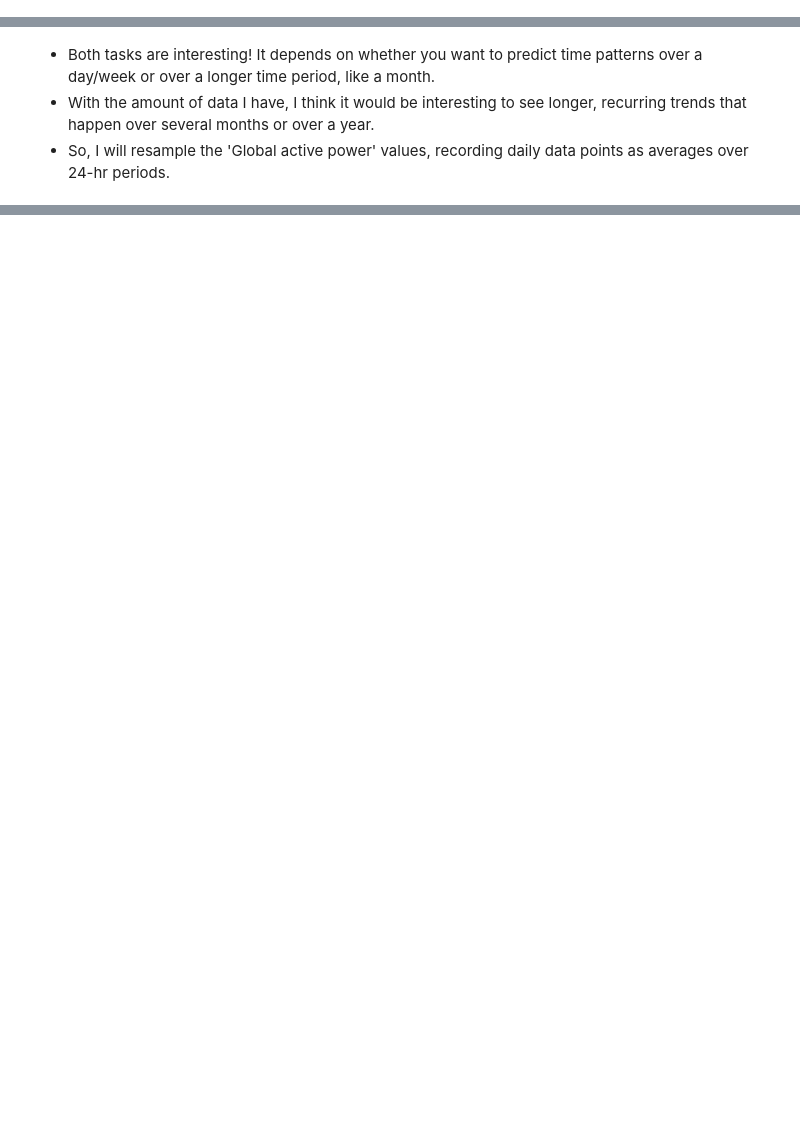
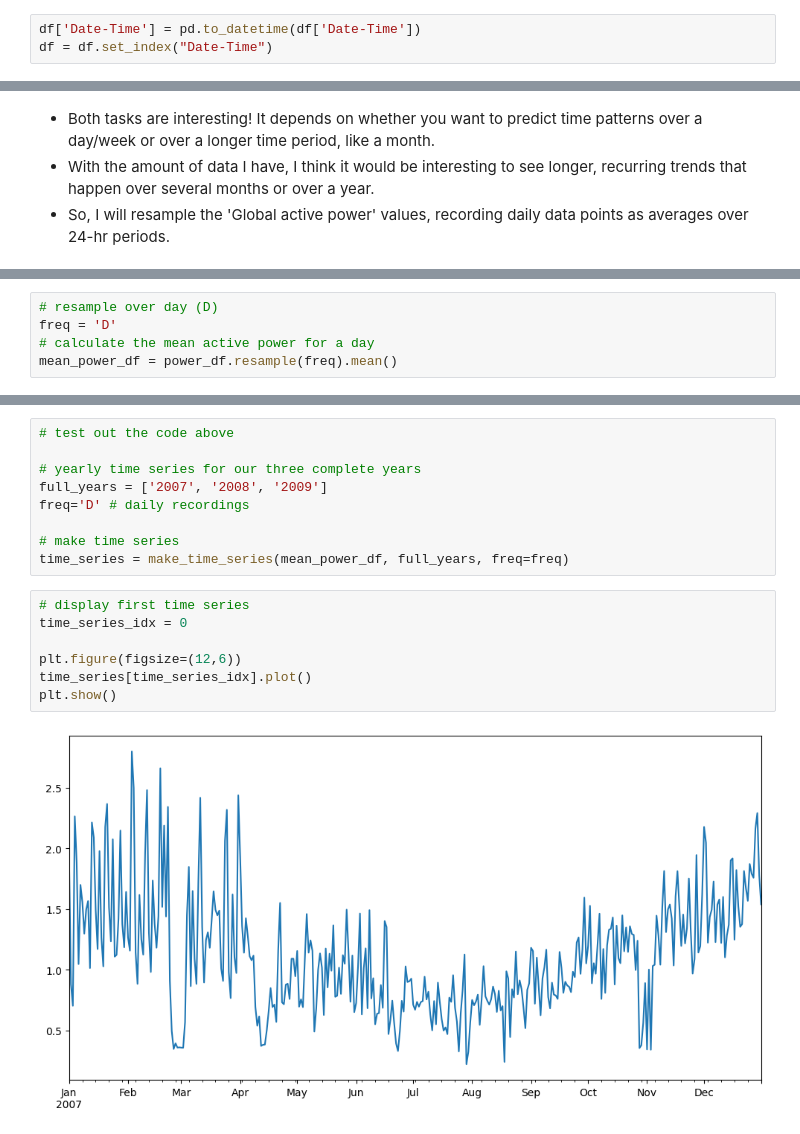
Before and after one commit to ibrahimaltun/power-consumption-forecasting, a Jupyter notebook: energy_consumption_forecast.ipynb, the cells around one changed output, grey strips where cells are left out. Saved outputs shown, nothing was run; the diff lists cells and outputs as text; blank space fills up the shorter version.

```diff
--- a/energy_consumption_forecast.ipynb
+++ b/energy_consumption_forecast.ipynb
@@ -37,6 +34,9 @@ lst = ["Date-Time", "Global_active_power", "Global_reactive_power", "Voltage",
 ##### Global Active Power
 
 - In this example, we'll want to predict the global active power, which is the household minute-averaged active power (kilowatt), measured across the globe. So, below, I am getting just that column of data and displaying the resultant plot.
+# %%
+df['Date-Time'] = pd.to_datetime(df['Date-Time'])
+df = df.set_index("Date-Time")
 # %%
 power_df = df['Global_active_power'].copy()
 power_df.shape
@@ -93,0 +74,5 @@ plt.show()
+# %%
+# resample over day (D)
+freq = 'D'
+# calculate the mean active power for a day
+mean_power_df = power_df.resample(freq).mean()
@@ -93,0 +150,18 @@ plt.show()
+# %%
+# test out the code above
+
+# yearly time series for our three complete years
+full_years = ['2007', '2008', '2009']
+freq='D' # daily recordings
+
+# make time series
+time_series = make_time_series(mean_power_df, full_years, freq=freq)
+# %%
+# display first time series
+time_series_idx = 0
+
+plt.figure(figsize=(12,6))
+time_series[time_series_idx].plot()
+plt.show()
+# %% [output]
+[figure, added]
```
Also changed, not shown: parts of 29 cells of this notebook.
